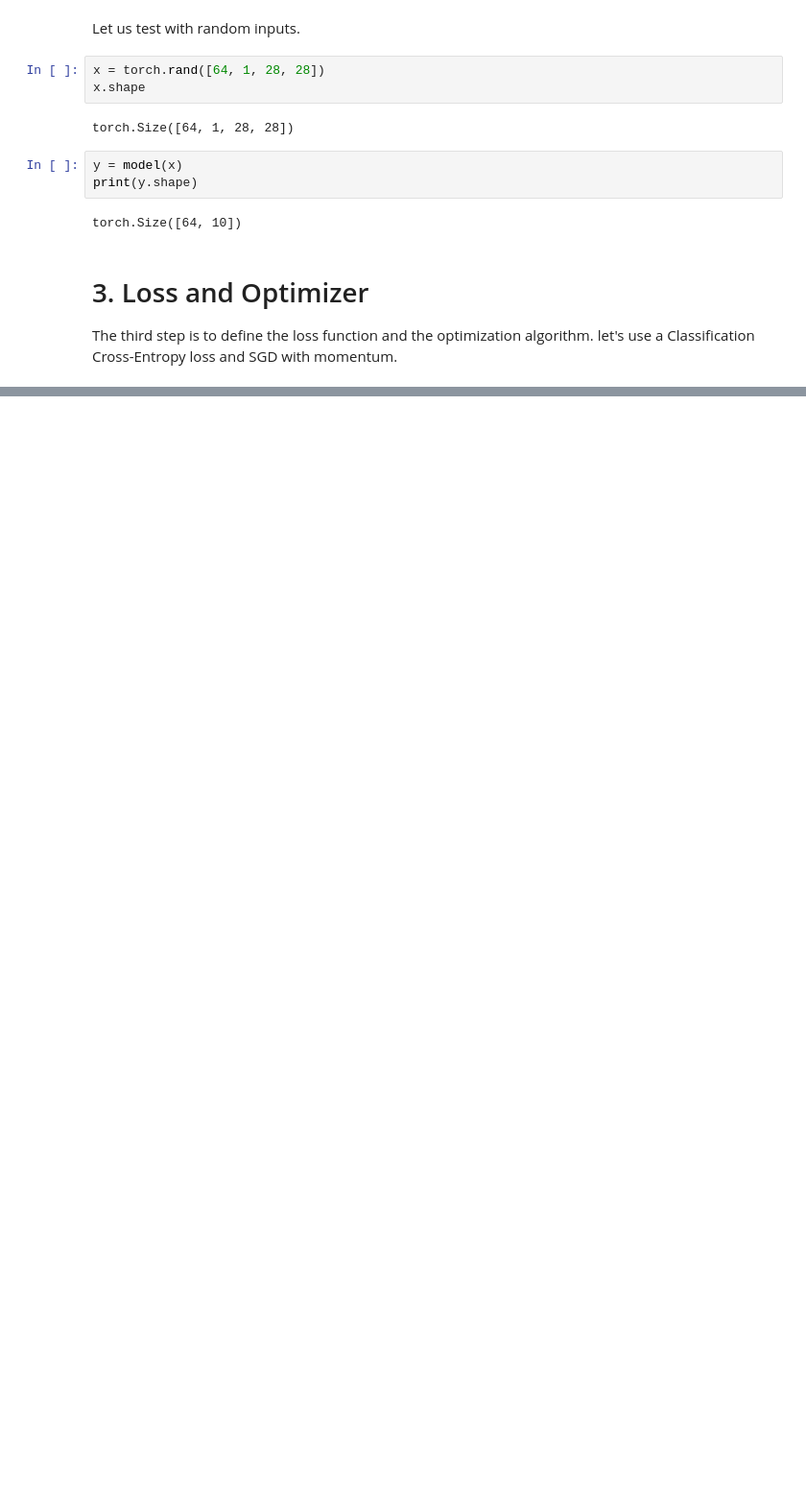
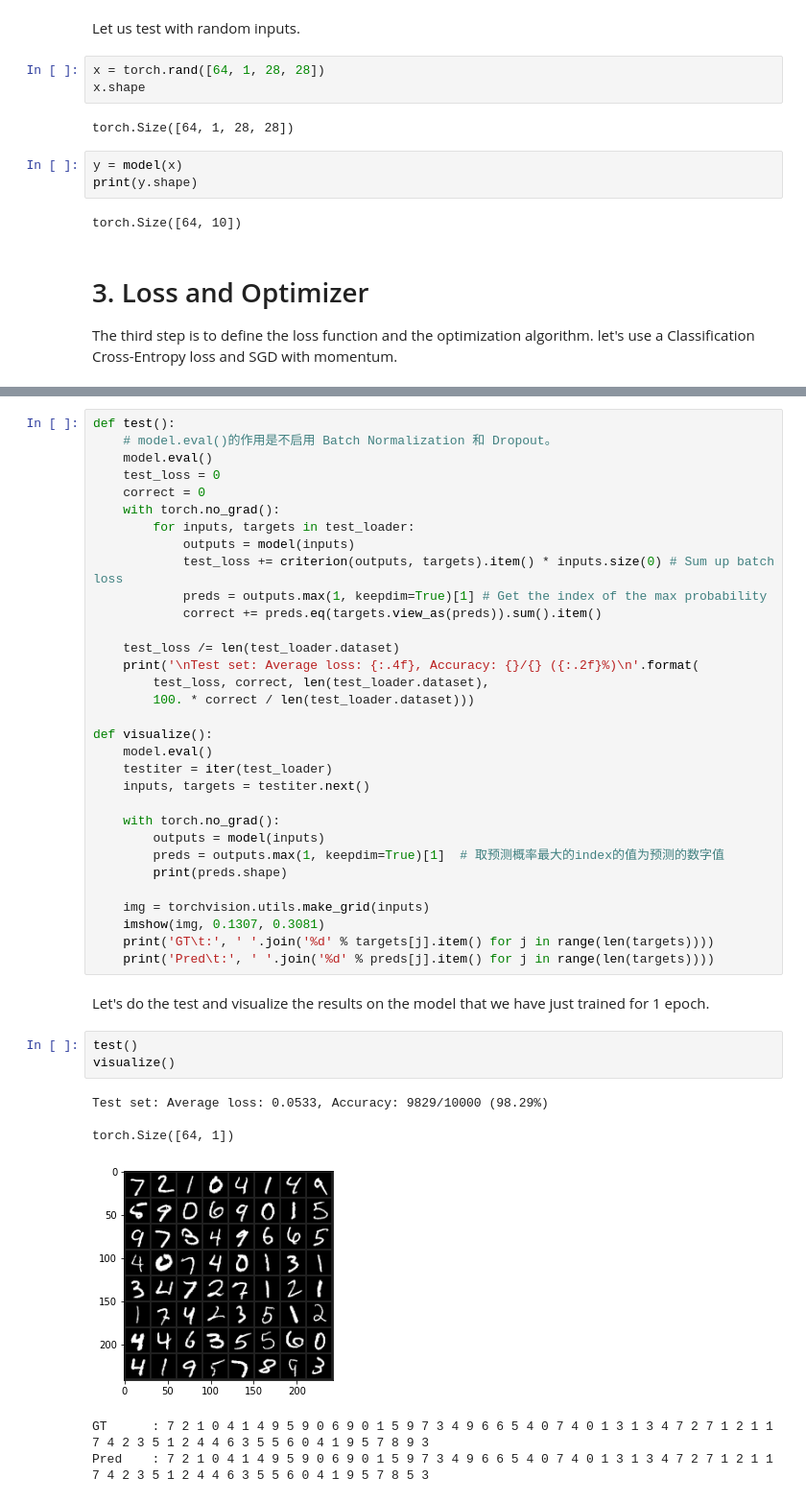
Before and after one commit to jinyingtld/python, a Jupyter notebook: AI6126_tutorial.ipynb, the cells around one changed output, grey strips where cells are left out. Shown at 96% size. Cells and saved outputs as stored; diff of their text form; blank space fills up the shorter version.

```diff
--- a/AI6126_tutorial.ipynb
+++ b/AI6126_tutorial.ipynb
@@ -308,0 +483,44 @@ optimizer = torch.optim.SGD(model.parameters(), 0.01, momentum=)
+# %%
+def test():
+    # model.eval()的作用是不启用 Batch Normalization 和 Dropout。
+    model.eval()
+    test_loss = 0
+    correct = 0
+    with torch.no_grad():
+        for inputs, targets in test_loader:
+            outputs = model(inputs)
+            test_loss += criterion(outputs, targets).item() * inputs.size(0) # Sum up batch loss
+            preds = outputs.max(1, keepdim=True)[1] # Get the index of the max probability
+            correct += preds.eq(targets.view_as(preds)).sum().item()
+
+    test_loss /= len(test_loader.dataset)
+    print('\nTest set: Average loss: {:.4f}, Accuracy: {}/{} ({:.2f}%)\n'.format(
+        test_loss, correct, len(test_loader.dataset),
+        100. * correct / len(test_loader.dataset)))
+
+def visualize():
+    model.eval()
+    testiter = iter(test_loader)
+    inputs, targets = testiter.next()
+
+    with torch.no_grad():
+        outputs = model(inputs)
+        preds = outputs.max(1, keepdim=True)[1]  # 取预测概率最大的index的值为预测的数字值
+        print(preds.shape)
+
+    img = torchvision.utils.make_grid(inputs)
+    imshow(img, 0.1307, 0.3081)
+    print('GT\t:', ' '.join('%d' % targets[j].item() for j in range(len(targets))))
+    print('Pred\t:', ' '.join('%d' % preds[j].item() for j in range(len(targets))))
+# %% [markdown]
+Let's do the test and visualize the results on the model that we have just trained for 1 epoch.
+# %%
+test()
+visualize()
+# %% [output]
+Test set: Average loss: 0.0533, Accuracy: 9829/10000 (98.29%)
+
+torch.Size([64, 1])
+[figure, added]
+GT      : 7 2 1 0 4 1 4 9 5 9 0 6 9 0 1 5 9 7 3 4 9 6 6 5 4 0 7 4 0 1 3 1 3 4 7 2 7 1 2 1 1 7 4 2 3 5 1 2 4 4 6 3 5 5 6 0 4 1 9 5 7 8 9 3
+Pred    : 7 2 1 0 4 1 4 9 5 9 0 6 9 0 1 5 9 7 3 4 9 6 6 5 4 0 7 4 0 1 3 1 3 4 7 2 7 1 2 1 1 7 4 2 3 5 1 2 4 4 6 3 5 5 6 0 4 1 9 5 7 8 5 3
```
Also changed, not shown: parts of 30 cells of this notebook.
